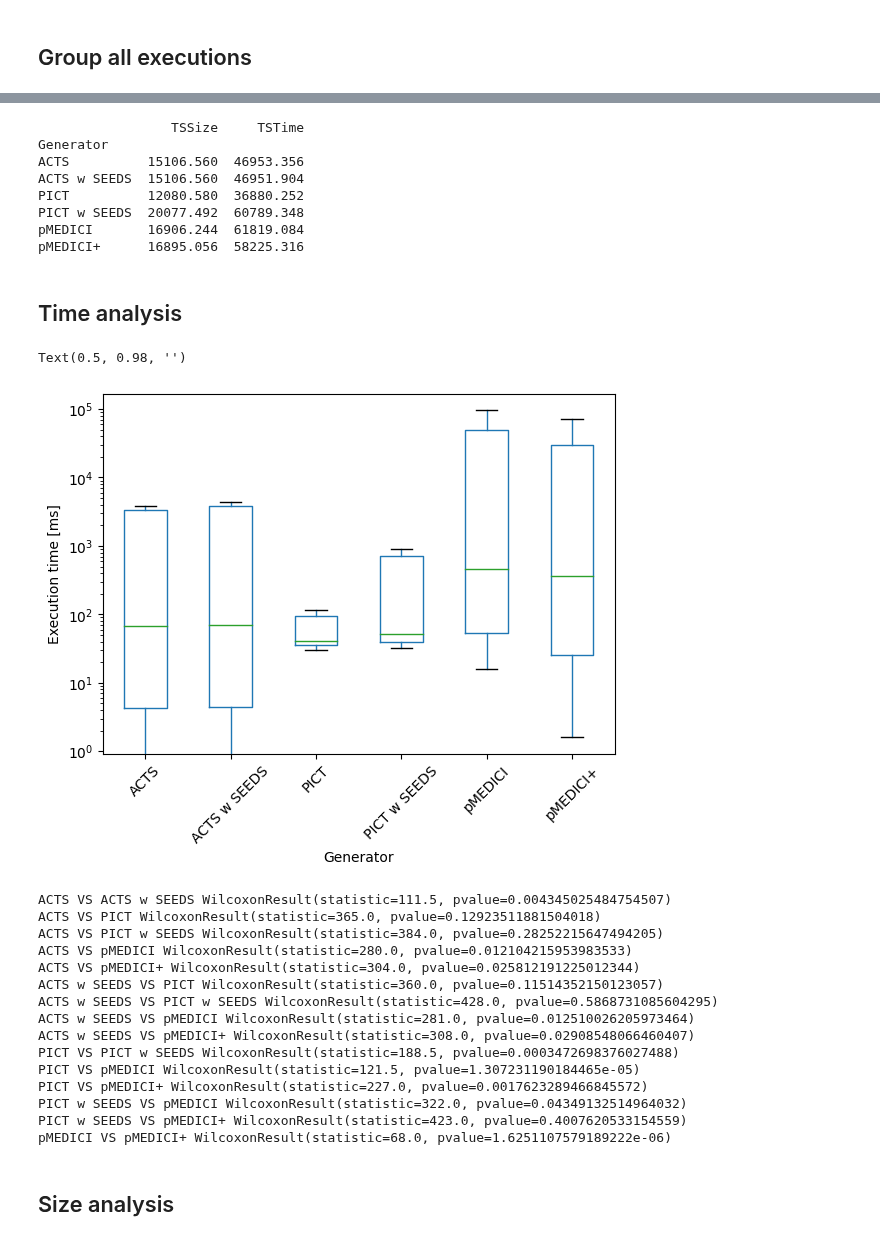
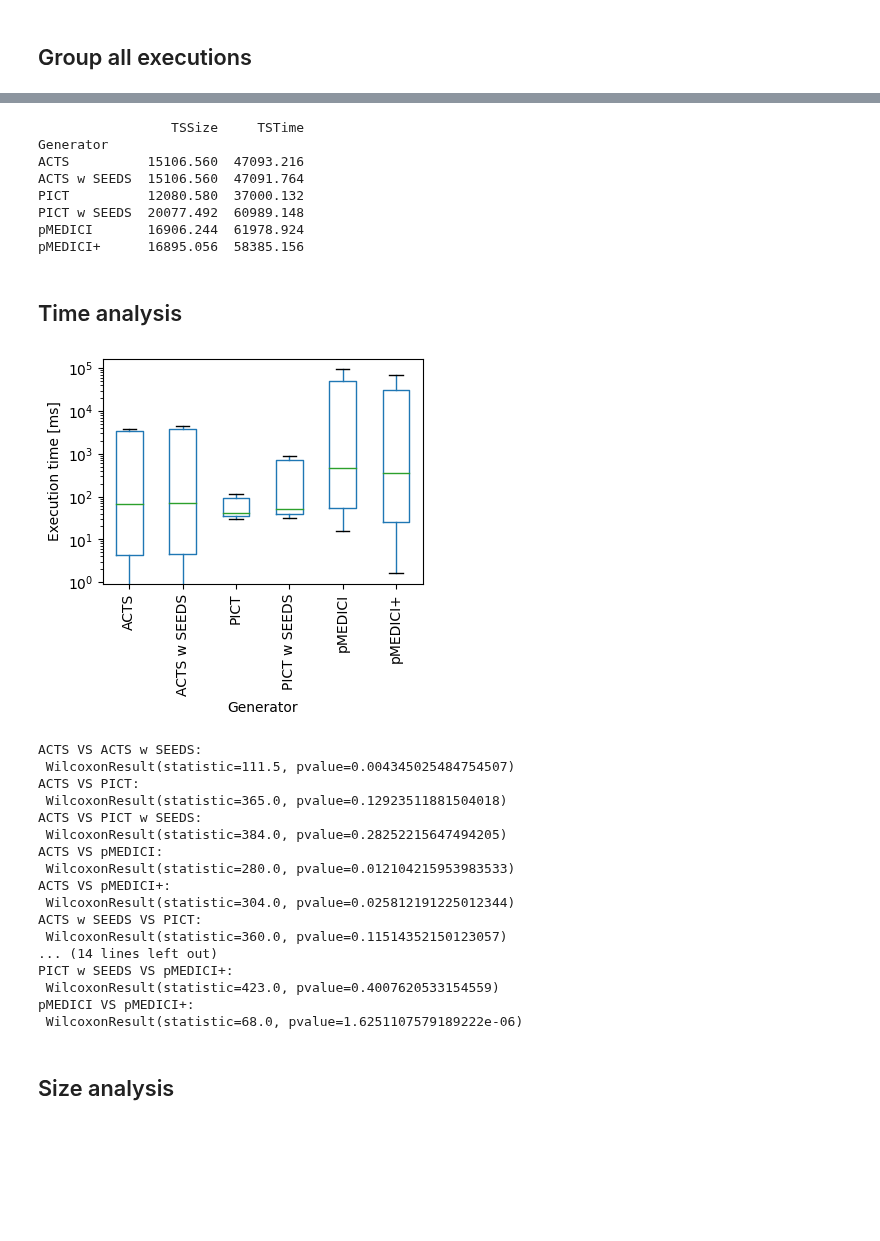
Before and after one commit to fmselab/ct-tools, a Jupyter notebook: IncrementalCitGeneration/experiments/AnalysisExperimentsSINC.ipynb, the cells around one changed output, grey strips where cells are left out. Saved outputs shown, nothing was run; the diff lists cells and outputs as text; code cells hidden in the pictures; blank space fills up the shorter version.

```diff
--- a/IncrementalCitGeneration/experiments/AnalysisExperimentsSINC.ipynb
+++ b/IncrementalCitGeneration/experiments/AnalysisExperimentsSINC.ipynb
@@ -33,58 +40,62 @@ Index: []
+# %%
+# Set all timeouts (TSTime = -1) to TSTime = 300001 and with Size = MAX Size
+dfFiltered.loc[dfFiltered['TSTime'] == -1, 'TSSize'] = 100000
+dfFiltered.loc[dfFiltered['TSTime'] == -1, 'TSTime'] = 301000
 # %%
 # Print the average time and size for each Generator
 print(dfFiltered.groupby(['Generator']).agg({'TSSize':'mean', 'TSTime':'mean'}))
 # %% [output]
                  TSSize     TSTime
 Generator
-ACTS          15106.560  46953.356
-ACTS w SEEDS  15106.560  46951.904
-PICT          12080.580  36880.252
-PICT w SEEDS  20077.492  60789.348
-pMEDICI       16906.244  61819.084
-pMEDICI+      16895.056  58225.316
+ACTS          15106.560  47093.216
+ACTS w SEEDS  15106.560  47091.764
+PICT          12080.580  37000.132
+PICT w SEEDS  20077.492  60989.148
+pMEDICI       16906.244  61978.924
+pMEDICI+      16895.056  58385.156
-# %%
-# Set all timeouts (TSTime = -1) to TSTime = 300001 and with Size = MAX Size
-dfFiltered.loc[dfFiltered['TSTime'] == -1, 'TSSize'] = 100000
-dfFiltered.loc[dfFiltered['TSTime'] == -1, 'TSTime'] = 300001
 # %% [markdown]
 ## Time analysis
 # %%
 # Extract the execution time of different generators
 dfExecutionTime = dfFiltered[['Generator','TSTime']]
 
 # Boxplot the execution time of different generators and remove the outliers
-ax = dfExecutionTime.boxplot(by='Generator', showfliers=False, grid=False, rot=45)
+ax = dfExecutionTime.boxplot(by='Generator', showfliers=False, grid=False, rot=90)
 ax.set_yscale('log')
 ax.set_ylabel('Execution time [ms]')
 ax.set_xlabel('Generator')
 ax.set_title('')
 plt.suptitle('')
+# Set the figure size
+fig = plt.gcf()
+fig.set_size_inches(4, 3)
+# Export the figure in PDF
+plt.savefig("pictures/SINC_TS_Time.pdf", bbox_inches='tight')
 # %% [output]
-Text(0.5, 0.98, '')
-[figure, old version]
+[figure, new version]
 # %%
 # Execute a Wilcoxon Signed-Rank test among each couple of Generators investigating the TSTime
-from scipy.stats import wilcoxon
-from itertools import combinations
 generators = dfExecutionTime['Generator'].unique()
 for generator1, generator2 in combinations(generators, 2):
     print(generator1 + " VS " + generator2 + ":\n", wilcoxon(dfExecutionTime[dfExecutionTime['Generator'] == generator1]['TSTime'], dfExecutionTime[dfExecutionTime['Generator'] == generator2]['TSTime']))
 # %% [output]
-ACTS VS ACTS w SEEDS WilcoxonResult(statistic=111.5, pvalue=0.004345025484754507)
-ACTS VS PICT WilcoxonResult(statistic=365.0, pvalue=0.12923511881504018)
-ACTS VS PICT w SEEDS WilcoxonResult(statistic=384.0, pvalue=0.28252215647494205)
-ACTS VS pMEDICI WilcoxonResult(statistic=280.0, pvalue=0.012104215953983533)
-ACTS VS pMEDICI+ WilcoxonResult(statistic=304.0, pvalue=0.025812191225012344)
-ACTS w SEEDS VS PICT WilcoxonResult(statistic=360.0, pvalue=0.11514352150123057)
-ACTS w SEEDS VS PICT w SEEDS WilcoxonResult(statistic=428.0, pvalue=0.5868731085604295)
-ACTS w SEEDS VS pMEDICI WilcoxonResult(statistic=281.0, pvalue=0.012510026205973464)
-ACTS w SEEDS VS pMEDICI+ WilcoxonResult(statistic=308.0, pvalue=0.02908548066460407)
-PICT VS PICT w SEEDS WilcoxonResult(statistic=188.5, pvalue=0.0003472698376027488)
-PICT VS pMEDICI WilcoxonResult(statistic=121.5, pvalue=1.307231190184465e-05)
-PICT VS pMEDICI+ WilcoxonResult(statistic=227.0, pvalue=0.0017623289466845572)
-PICT w SEEDS VS pMEDICI WilcoxonResult(statistic=322.0, pvalue=0.04349132514964032)
-PICT w SEEDS VS pMEDICI+ WilcoxonResult(statistic=423.0, pvalue=0.4007620533154559)
-pMEDICI VS pMEDICI+ WilcoxonResult(statistic=68.0, pvalue=1.6251107579189222e-06)
+ACTS VS ACTS w SEEDS:
+ WilcoxonResult(statistic=111.5, pvalue=0.004345025484754507)
+ACTS VS PICT:
+ WilcoxonResult(statistic=365.0, pvalue=0.12923511881504018)
+ACTS VS PICT w SEEDS:
+ WilcoxonResult(statistic=384.0, pvalue=0.28252215647494205)
+ACTS VS pMEDICI:
+ WilcoxonResult(statistic=280.0, pvalue=0.012104215953983533)
+ACTS VS pMEDICI+:
+ WilcoxonResult(statistic=304.0, pvalue=0.025812191225012344)
+ACTS w SEEDS VS PICT:
+ WilcoxonResult(statistic=360.0, pvalue=0.11514352150123057)
+... (14 lines left out)
+PICT w SEEDS VS pMEDICI+:
+ WilcoxonResult(statistic=423.0, pvalue=0.4007620533154559)
+pMEDICI VS pMEDICI+:
+ WilcoxonResult(statistic=68.0, pvalue=1.6251107579189222e-06)
 # %% [markdown]
 ## Size analysis
 # %%
```
Also changed, not shown: parts of 4 cells of this notebook, 2 other files.
